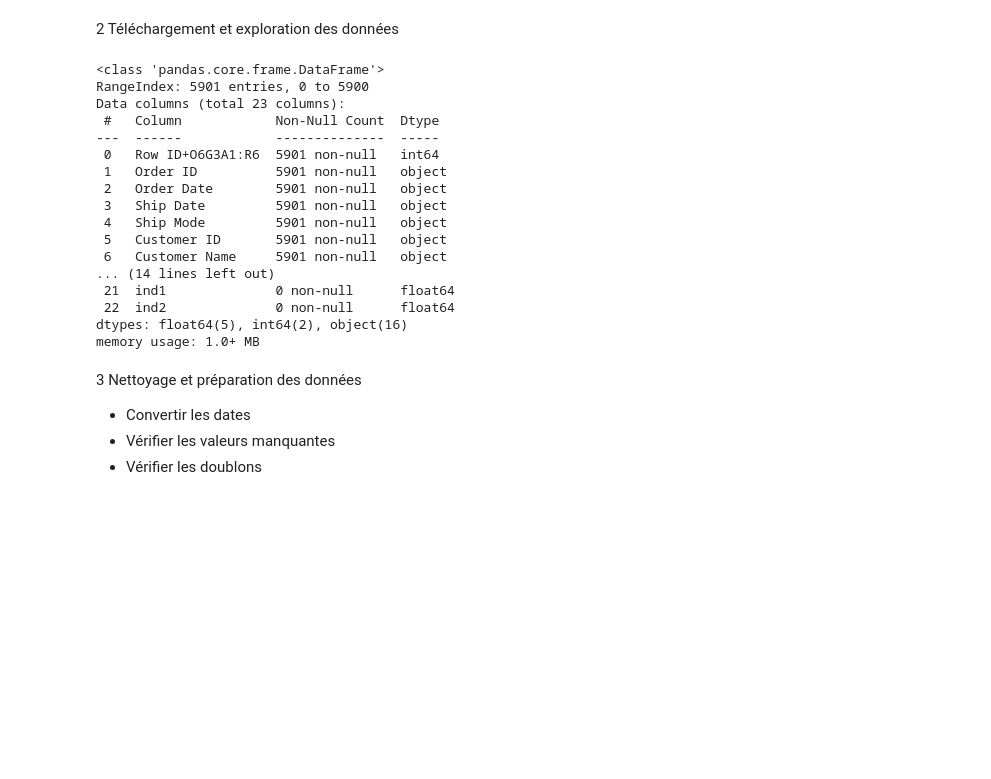
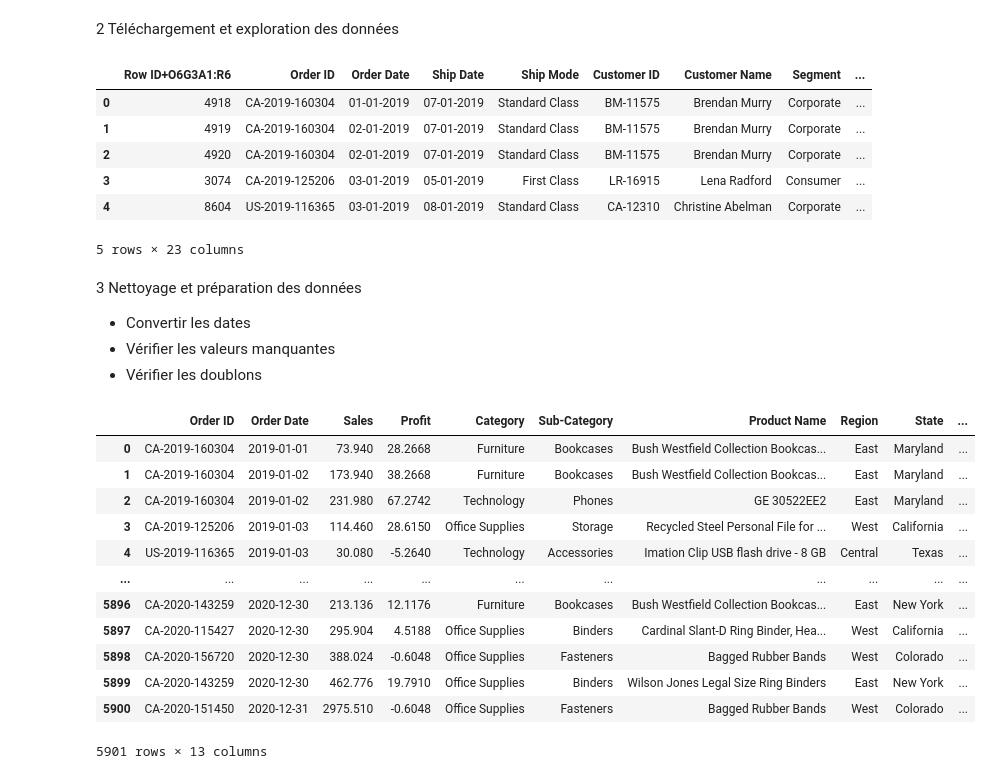
Before and after one commit to naimanm/projetn, a Jupyter notebook: Main/BusinessIntelligence.ipynb, the cells around one changed output. Saved outputs shown, nothing was run; the diff lists cells and outputs as text; code cells hidden in the pictures; blank space fills up the shorter version.

```diff
--- a/Main/BusinessIntelligence.ipynb
+++ b/Main/BusinessIntelligence.ipynb
@@ -21,29 +23,45 @@ import pandas as pd
 # %%
 df= pd.read_csv("C:/Users/nimat/Desktop/Projets/Projet1/DataSet/SuperStore_Sales_Dataset.csv")
-#df.head()
-df.info()
+df.head()
+#df.info()
 # %% [output]
+|  | Row ID+O6G3A1:R6 | Order ID | Order Date | Ship Date | Ship Mode | Customer ID | Customer Name | Segment | ... |
+| 0 | 4918 | CA-2019-160304 | 01-01-2019 | 07-01-2019 | Standard Class | BM-11575 | Brendan Murry | Corporate | ... |
+| 1 | 4919 | CA-2019-160304 | 02-01-2019 | 07-01-2019 | Standard Class | BM-11575 | Brendan Murry | Corporate | ... |
+| 2 | 4920 | CA-2019-160304 | 02-01-2019 | 07-01-2019 | Standard Class | BM-11575 | Brendan Murry | Corporate | ... |
+| 3 | 3074 | CA-2019-125206 | 03-01-2019 | 05-01-2019 | First Class | LR-16915 | Lena Radford | Consumer | ... |
+| 4 | 8604 | US-2019-116365 | 03-01-2019 | 08-01-2019 | Standard Class | CA-12310 | Christine Abelman | Corporate | ... |
-<class 'pandas.core.frame.DataFrame'>
-RangeIndex: 5901 entries, 0 to 5900
-Data columns (total 23 columns):
- #   Column            Non-Null Count  Dtype
----  ------            --------------  -----
- 0   Row ID+O6G3A1:R6  5901 non-null   int64
- 1   Order ID          5901 non-null   object
- 2   Order Date        5901 non-null   object
- 3   Ship Date         5901 non-null   object
- 4   Ship Mode         5901 non-null   object
- 5   Customer ID       5901 non-null   object
- 6   Customer Name     5901 non-null   object
-... (14 lines left out)
- 21  ind1              0 non-null      float64
- 22  ind2              0 non-null      float64
-dtypes: float64(5), int64(2), object(16)
-memory usage: 1.0+ MB
+5 rows × 23 columns
 # %% [markdown]
 3 Nettoyage et préparation des données
  - Convertir les dates
  - Vérifier les valeurs manquantes
  - Vérifier les doublons
 # %%
-#Convertir Order Date en Date
+#je garde que les variables qui m'interesse
+cols = ['Order ID','Order Date', 'Sales','Profit','Category','Sub-Category',
+        'Product Name', 'Region', 'State', 'Country']
+
+df = df[cols]
+#Convertir Order Date en Date avec .to_datetime au format JMA
+df['Order Date'] = pd.to_datetime(df['Order Date'], format='%d-%m-%Y')
+
+#création d'une colonne Year, Month et Month en lettre
+df['Year'] = pd.to_datetime(df['Order Date']).dt.year
+df['Month'] = pd.to_datetime(df['Order Date']).dt.month
+df['Month_name'] = pd.to_datetime(df['Order Date']).dt.month_name()
+display(df)
+# %% [output]
+|  | Order ID | Order Date | Sales | Profit | Category | Sub-Category | Product Name | Region | State | ... |
+| 0 | CA-2019-160304 | 2019-01-01 | 73.940 | 28.2668 | Furniture | Bookcases | Bush Westfield Collection Bookcas... | East | Maryland | ... |
+| 1 | CA-2019-160304 | 2019-01-02 | 173.940 | 38.2668 | Furniture | Bookcases | Bush Westfield Collection Bookcas... | East | Maryland | ... |
+| 2 | CA-2019-160304 | 2019-01-02 | 231.980 | 67.2742 | Technology | Phones | GE 30522EE2 | East | Maryland | ... |
+| 3 | CA-2019-125206 | 2019-01-03 | 114.460 | 28.6150 | Office Supplies | Storage | Recycled Steel Personal File for ... | West | California | ... |
+| 4 | US-2019-116365 | 2019-01-03 | 30.080 | -5.2640 | Technology | Accessories | Imation Clip USB flash drive - 8 GB | Central | Texas | ... |
+| ... | ... | ... | ... | ... | ... | ... | ... | ... | ... | ... |
+| 5896 | CA-2020-143259 | 2020-12-30 | 213.136 | 12.1176 | Furniture | Bookcases | Bush Westfield Collection Bookcas... | East | New York | ... |
+| 5897 | CA-2020-115427 | 2020-12-30 | 295.904 | 4.5188 | Office Supplies | Binders | Cardinal Slant-D Ring Binder, Hea... | West | California | ... |
+| 5898 | CA-2020-156720 | 2020-12-30 | 388.024 | -0.6048 | Office Supplies | Fasteners | Bagged Rubber Bands | West | Colorado | ... |
+| 5899 | CA-2020-143259 | 2020-12-30 | 462.776 | 19.7910 | Office Supplies | Binders | Wilson Jones Legal Size Ring Binders | East | New York | ... |
+| 5900 | CA-2020-151450 | 2020-12-31 | 2975.510 | -0.6048 | Office Supplies | Fasteners | Bagged Rubber Bands | West | Colorado | ... |
+5901 rows × 13 columns
```
Also changed, not shown: parts of 6 cells of this notebook.
